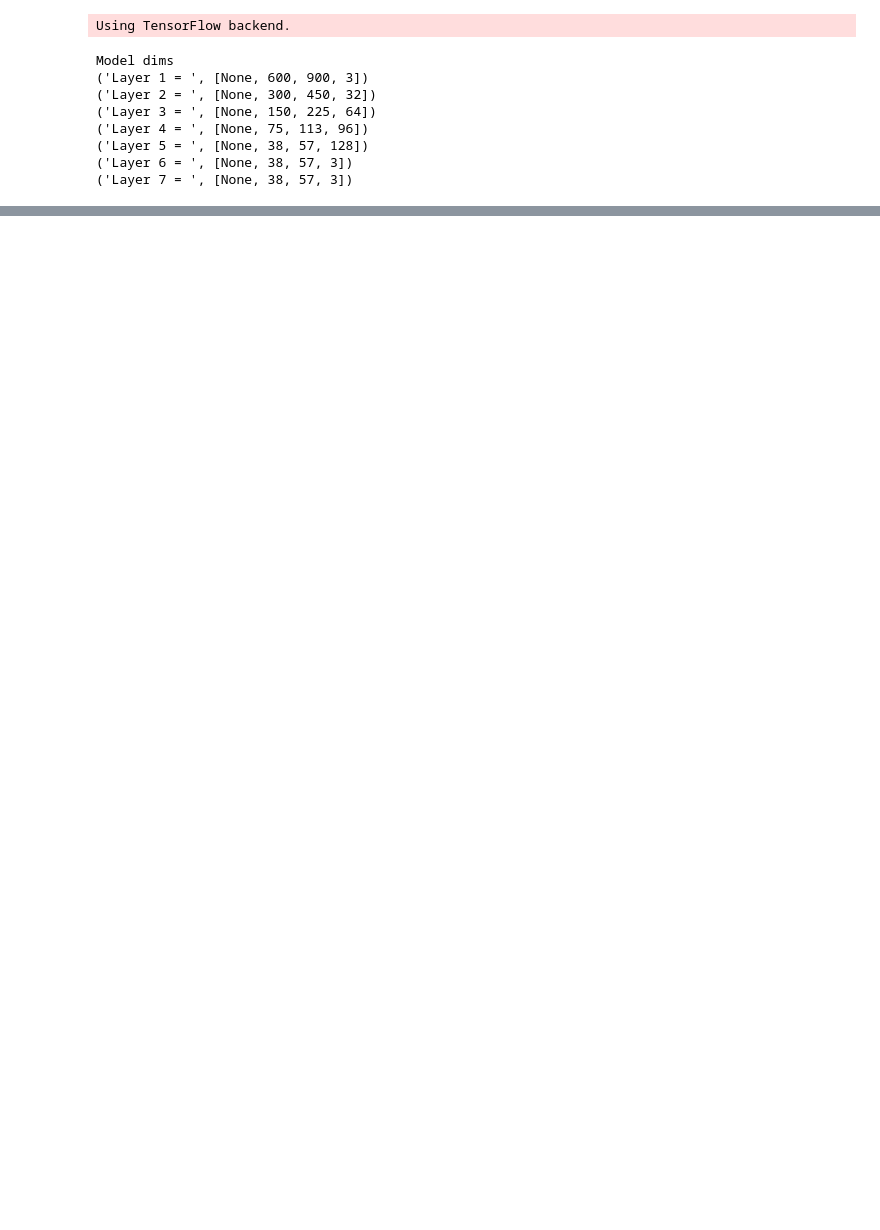
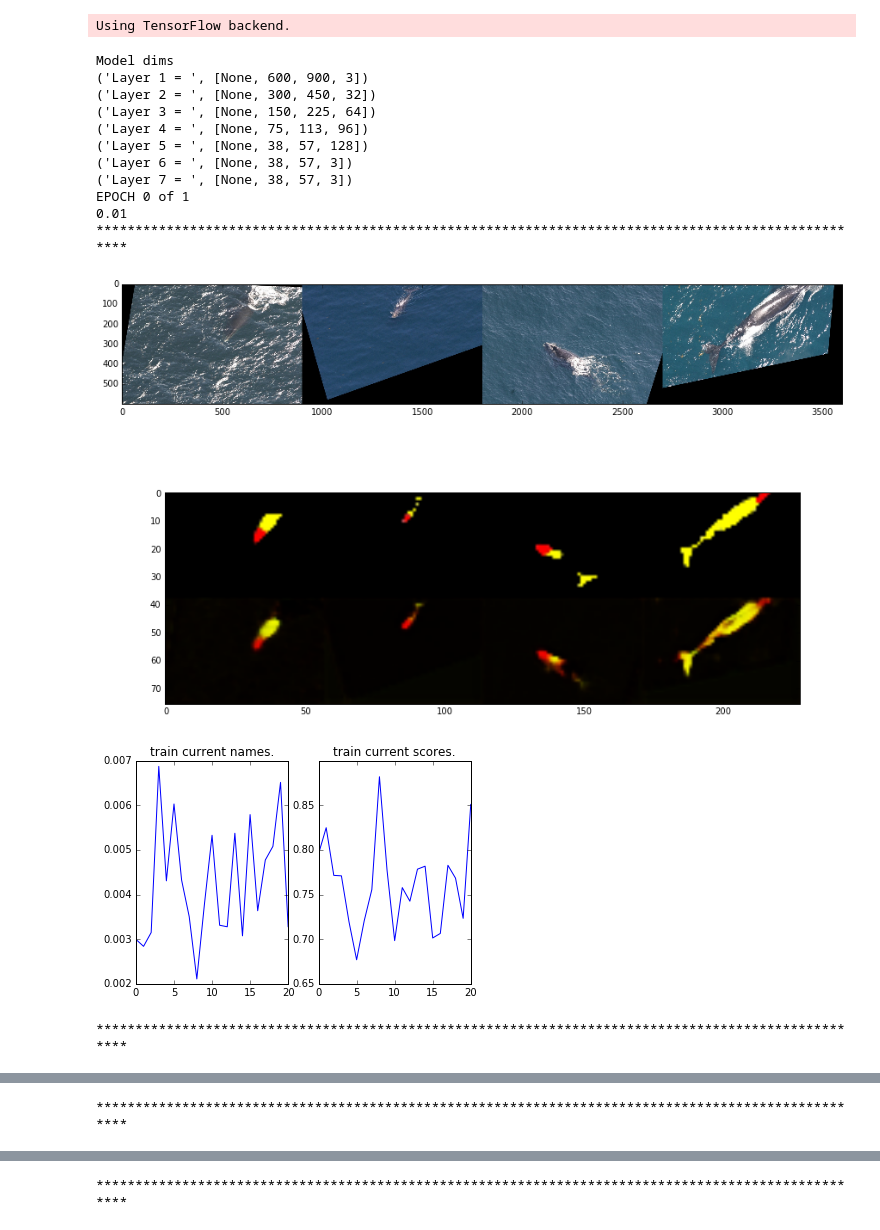
Before and after one commit to mattdns1006/whale, a Jupyter notebook: locator/tf/main.ipynb, the cells around one changed output, grey strips where cells are left out. Drawn from its saved outputs; the diff is of its cells as text; code cells hidden in the pictures; blank space fills up the shorter version.

```diff
--- a/locator/tf/main.ipynb
+++ b/locator/tf/main.ipynb
@@ -44,10 +44,12 @@ if __name__ == "__main__":
 
         import matplotlib.pyplot as plt
 
+        displayProb = 0.05
         learningRate = 0.01
         load = 1
+        save = 0
         diceThreshold = 0.5
-        nEpochs = 30
+        nEpochs = 1
         batchSize = 4
         trPaths = glob.glob("../augmented/train/x_*")
         tePaths = glob.glob("../augmented/test/x_*")
@@ -84,38 +86,45 @@ if __name__ == "__main__":
                     X,Y,finTr = trFeed.next()
                     _, loss_, diceScore_, yPred_ = sess.run([train,loss,diceScore,yPred], feed_dict = {x:X,y:Y,lr:learningRate})
                     trPerformance.add(loss_,diceScore_)
-                    if np.random.uniform() < 0.003:
+                    if np.random.uniform() < displayProb:
                         showBatch(X,Y,yPred_,unnormalize=1)
                         trPerformance.displayCurrentPerformance()
 
                 while finTe == 0:
                     X,Y,finTe = teFeed.next()
                     loss_, diceScore_, yPred_ = sess.run([loss,diceScore,yPred], feed_dict = {x:X,y:Y})
                     tePerformance.add(loss_,diceScore_)
-                    if np.random.uniform() < 0.003:
+                    if np.random.uniform() < displayProb:
                         showBatch(X,Y,yPred_,unnormalize=1)
                         tePerformance.displayCurrentPerformance()
 
                 clear_output()
 
                 trPerformance.endEpoch()
                 tePerformance.endEpoch()
 
                 trPerformance.displayEpochPerformance()
                 tePerformance.displayEpochPerformance()
 
                 if epoch % 2 == 0 or epoch == nEpochs-1:
                     if epoch > 0:
                         learningRate/= 1.5
                         print("Dropped learning rate to {0:.6f}".format(learningRate))
-                    print("Saving")
-                    save_path = saver.save(sess, modelName)
+                    if save == 1:
+                        print("Saving")
+                        save_path = saver.save(sess, modelName)
 # %% [output]
 Model dims
 ('Layer 1 = ', [None, 600, 900, 3])
 ('Layer 2 = ', [None, 300, 450, 32])
 ('Layer 3 = ', [None, 150, 225, 64])
 ('Layer 4 = ', [None, 75, 113, 96])
 ('Layer 5 = ', [None, 38, 57, 128])
 ('Layer 6 = ', [None, 38, 57, 3])
 ('Layer 7 = ', [None, 38, 57, 3])
+EPOCH 0 of 1
+0.01
+****************************************************************************************************
+[figure, added]
+[figure, added]
+****************************************************************************************************
@@ -121,0 +133 @@ Model dims
+****************************************************************************************************
@@ -121,0 +136 @@ Model dims
+****************************************************************************************************
```
Also changed, not shown: parts of 1 cell of this notebook, 1 other file.
